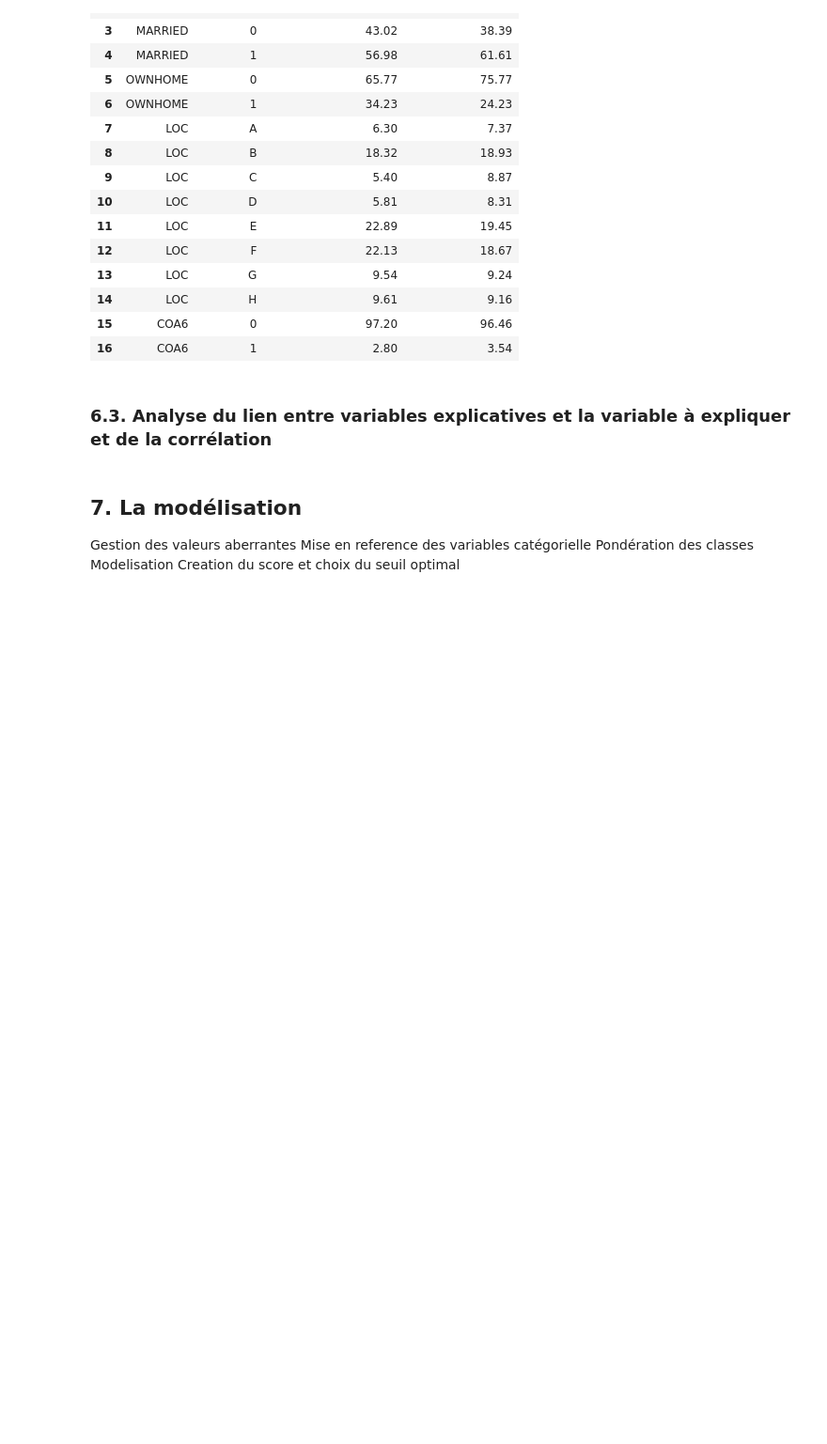
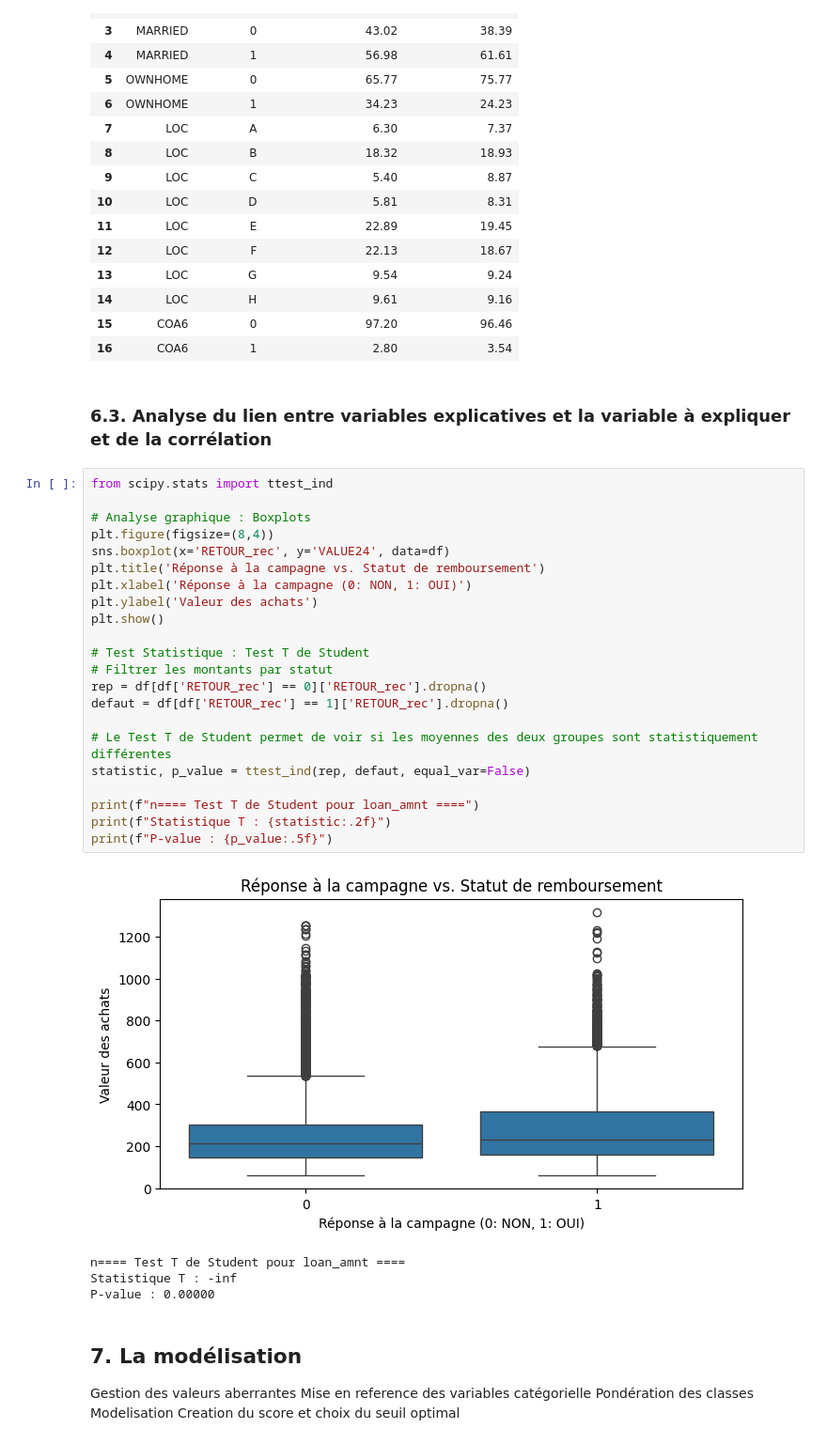
Before and after one commit to MarleneManirafasha/marketing-campaign-scoring-analysis, a Jupyter notebook: notebooks/analyse_exploratoire.ipynb, the cells around one changed output. Shown at 94% size. Drawn from its saved outputs; the diff is of its cells as text; blank space fills up the shorter version.

```diff
--- a/notebooks/analyse_exploratoire.ipynb
+++ b/notebooks/analyse_exploratoire.ipynb
@@ -323,6 +324,33 @@ summary_cat_df
 | 16 | COA6 | 1 | 2.80 | 3.54 |
 # %% [markdown]
 ### 6.3. Analyse du lien entre variables explicatives et la variable à expliquer et de la corrélation
+# %%
+from scipy.stats import ttest_ind
+
+# Analyse graphique : Boxplots
+plt.figure(figsize=(8,4))
+sns.boxplot(x='RETOUR_rec', y='VALUE24', data=df)
+plt.title('Réponse à la campagne vs. Statut de remboursement')
+plt.xlabel('Réponse à la campagne (0: NON, 1: OUI)')
+plt.ylabel('Valeur des achats')
+plt.show()
+
+# Test Statistique : Test T de Student
+# Filtrer les montants par statut
+rep = df[df['RETOUR_rec'] == 0]['RETOUR_rec'].dropna()
+defaut = df[df['RETOUR_rec'] == 1]['RETOUR_rec'].dropna()
+
+# Le Test T de Student permet de voir si les moyennes des deux groupes sont statistiquement différentes
+statistic, p_value = ttest_ind(rep, defaut, equal_var=False)
+
+print(f"n==== Test T de Student pour loan_amnt ====")
+print(f"Statistique T : {statistic:.2f}")
+print(f"P-value : {p_value:.5f}")
+# %% [output]
+[figure, added]
+n==== Test T de Student pour loan_amnt ====
+Statistique T : -inf
+P-value : 0.00000
 # %% [markdown]
 ## 7. La modélisation
 Gestion des valeurs aberrantes
```
Also changed, not shown: parts of 1 cell of this notebook.
